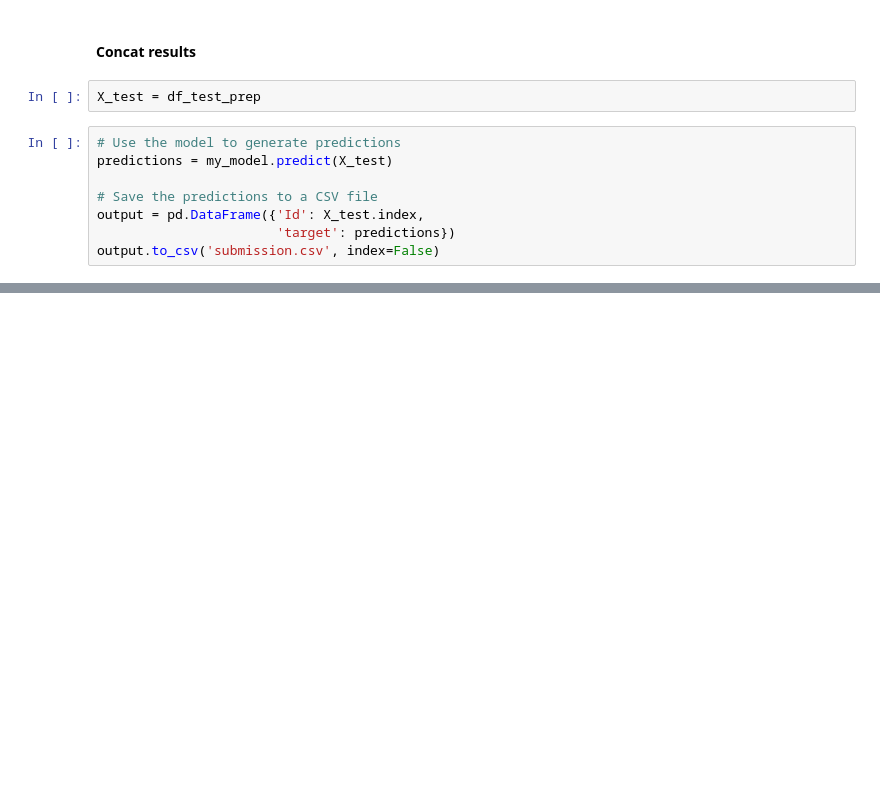
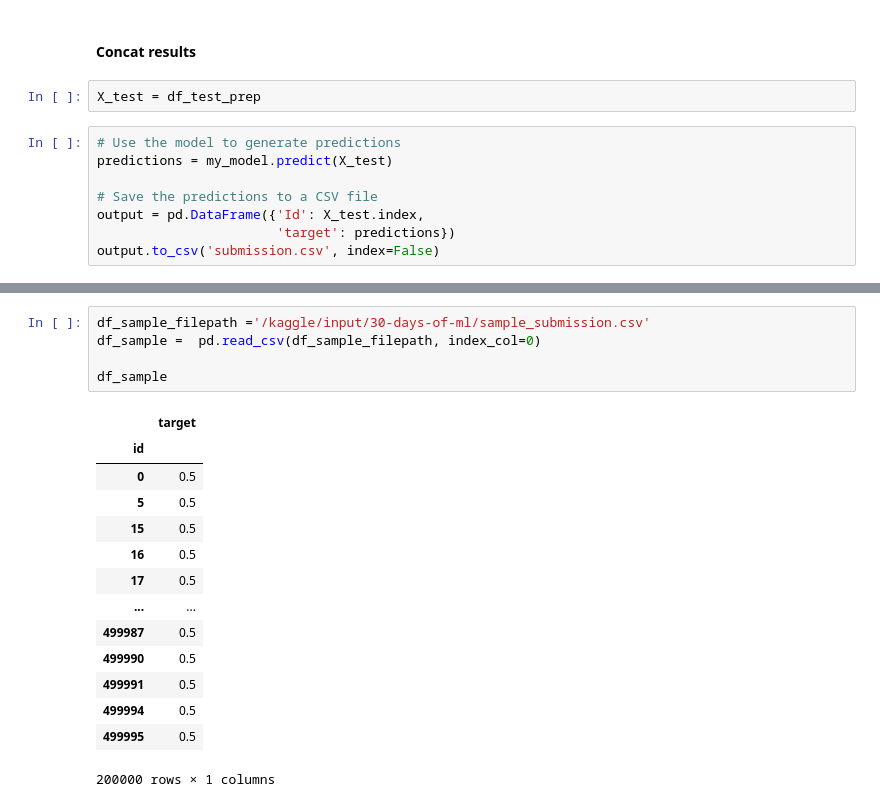
Before and after one commit to sjaureguimodo/kaggle-notebooks, a Jupyter notebook: house-pricing-competition.ipynb, the cells around one changed output, grey strips where cells are left out. Drawn from its saved outputs; the diff is of its cells as text; blank space fills up the shorter version.

Commit message:
Kaggle Notebook | House pricing competition - XGBoost | Version 10

```diff
--- a/house-pricing-competition.ipynb
+++ b/house-pricing-competition.ipynb
@@ -718 +718,21 @@ output
 200000 rows × 2 columns
+# %%
+df_sample_filepath ='/kaggle/input/30-days-of-ml/sample_submission.csv'
+df_sample =  pd.read_csv(df_sample_filepath, index_col=0)
+
+df_sample
+# %% [output]
+|  | target |
+| id |  |
+| 0 | 0.5 |
+| 5 | 0.5 |
+| 15 | 0.5 |
+| 16 | 0.5 |
+| 17 | 0.5 |
+| ... | ... |
+| 499987 | 0.5 |
+| 499990 | 0.5 |
+| 499991 | 0.5 |
+| 499994 | 0.5 |
+| 499995 | 0.5 |
+200000 rows × 1 columns
```
Also changed, not shown: parts of 6 cells of this notebook.
